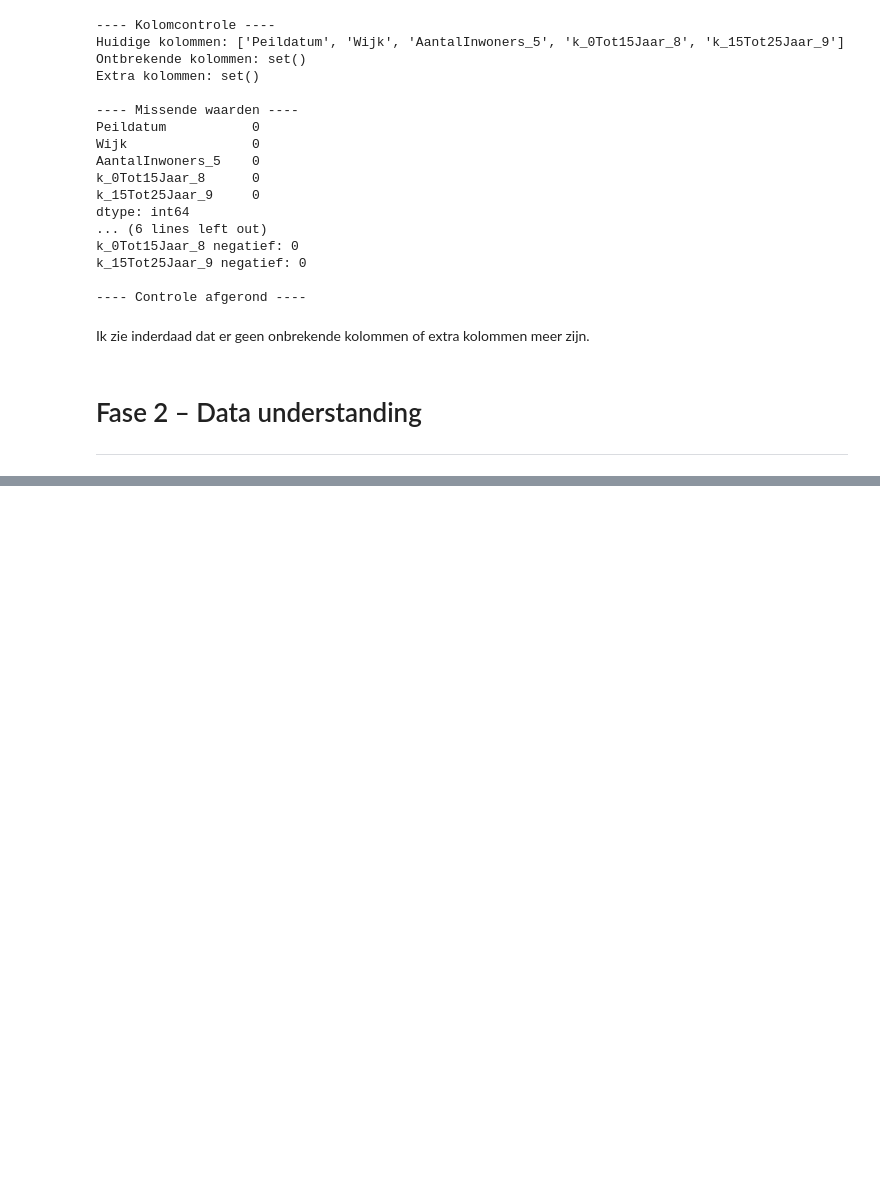
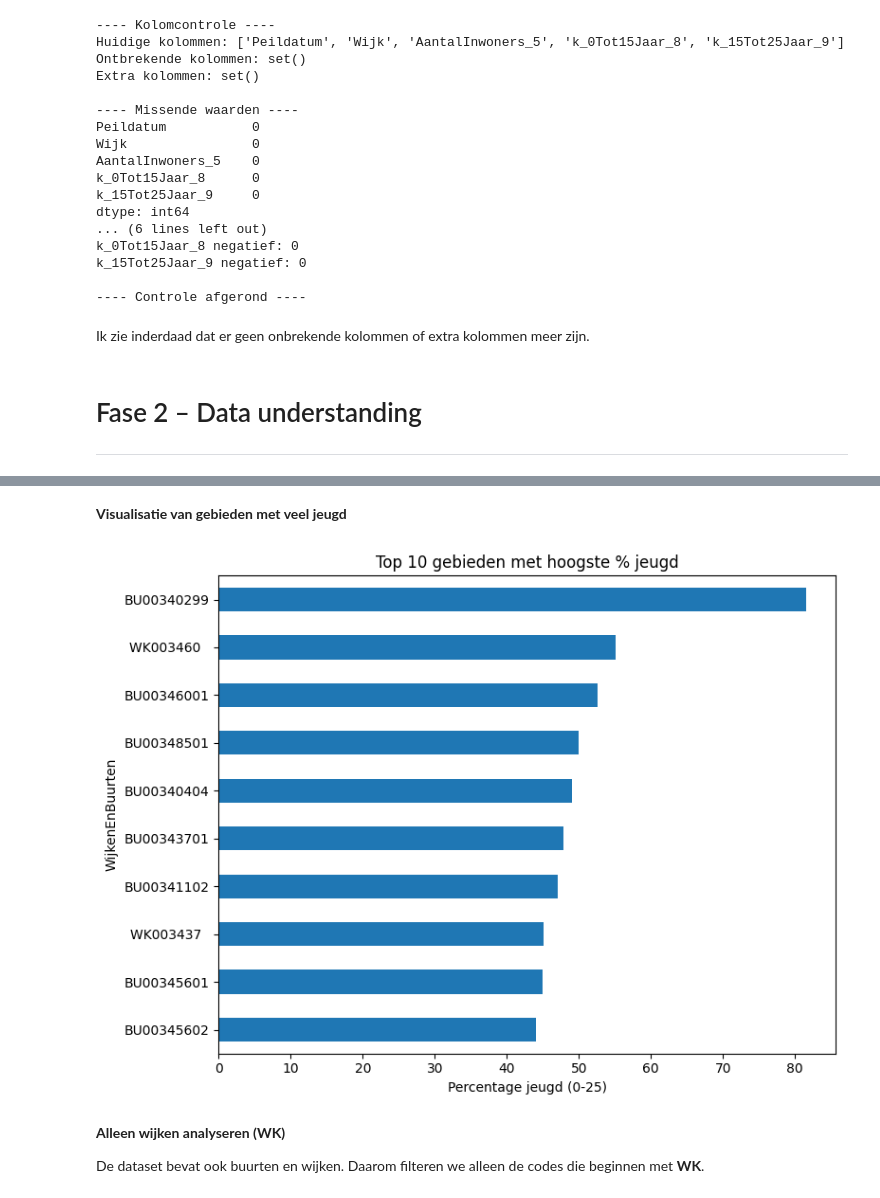
Before and after one commit to Ismael-991/almere-jeugd-voorspelling, a Jupyter notebook: notebooks/individual/Wail_notebook.ipynb, the cells around one changed output, grey strips where cells are left out. Drawn from its saved outputs; the diff is of its cells as text; code cells hidden in the pictures; blank space fills up the shorter version.

```diff
--- a/notebooks/individual/Wail_notebook.ipynb
+++ b/notebooks/individual/Wail_notebook.ipynb
@@ -559,0 +456,6 @@ df_wijk[["Perc_TotaleJeugd"]].describe()
+# %%
+df["Perc_0_15"] = (df["k_0Tot15Jaar_8"] / df["AantalInwoners_5"]) * 100
+df["Perc_15_25"] = (df["k_15Tot25Jaar_9"] / df["AantalInwoners_5"]) * 100
+df["Perc_TotaleJeugd"] = df["Perc_0_15"] + df["Perc_15_25"]
+
+df[["Perc_0_15", "Perc_15_25", "Perc_TotaleJeugd"]].head()
@@ -559,0 +583,21 @@ df_wijk[["Perc_TotaleJeugd"]].describe()
+# %% [markdown]
+**Visualisatie van gebieden met veel jeugd**
+# %%
+import matplotlib.pyplot as plt
+
+top10 = gemiddeld.sort_values(ascending=False).head(10)
+
+plt.figure(figsize=(8,6))
+top10.sort_values().plot(kind="barh")
+
+plt.title("Top 10 gebieden met hoogste % jeugd")
+plt.xlabel("Percentage jeugd (0-25)")
+plt.tight_layout()
+plt.show()
+# %% [output]
+[figure, added]
+# %% [markdown]
+**Alleen wijken analyseren (WK)**
+
+De dataset bevat ook buurten en wijken.
+Daarom filteren we alleen de codes die beginnen met **WK**.
```
Also changed, not shown: parts of 37 cells of this notebook.
